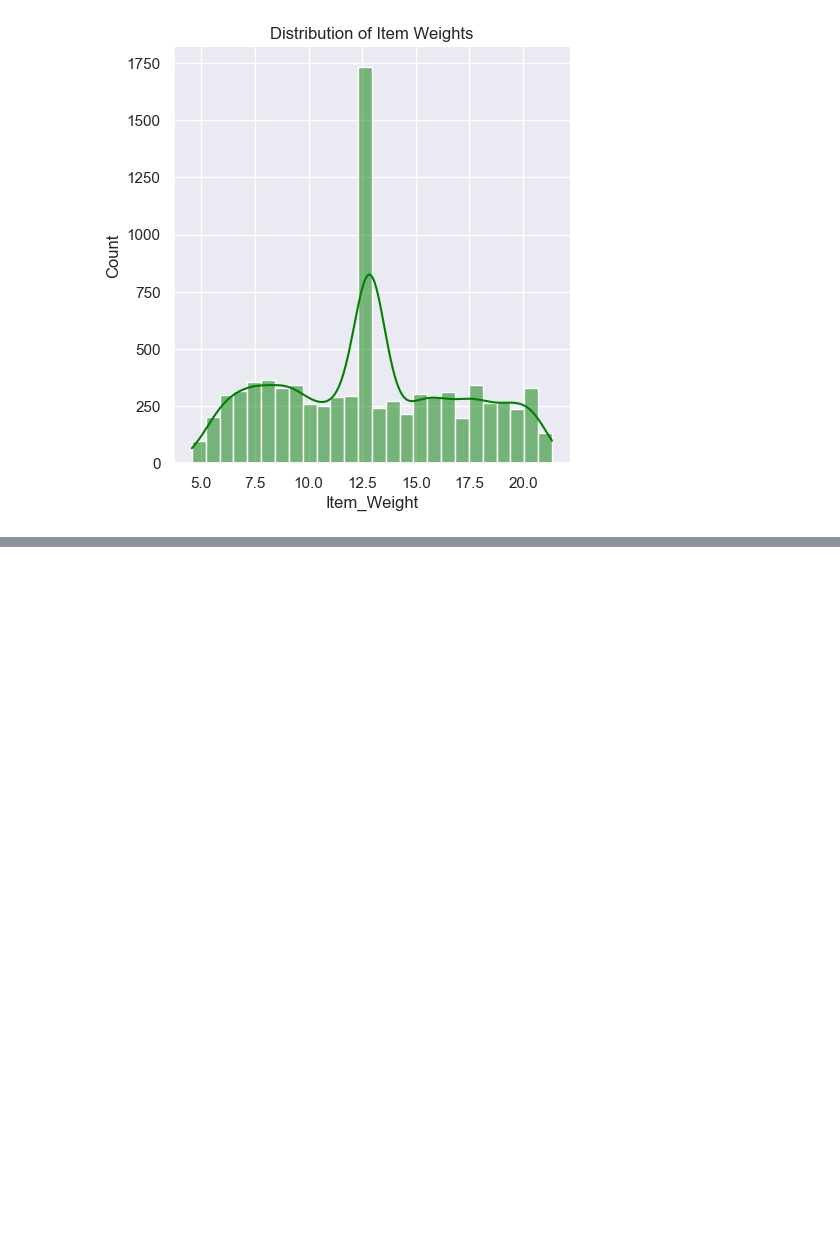
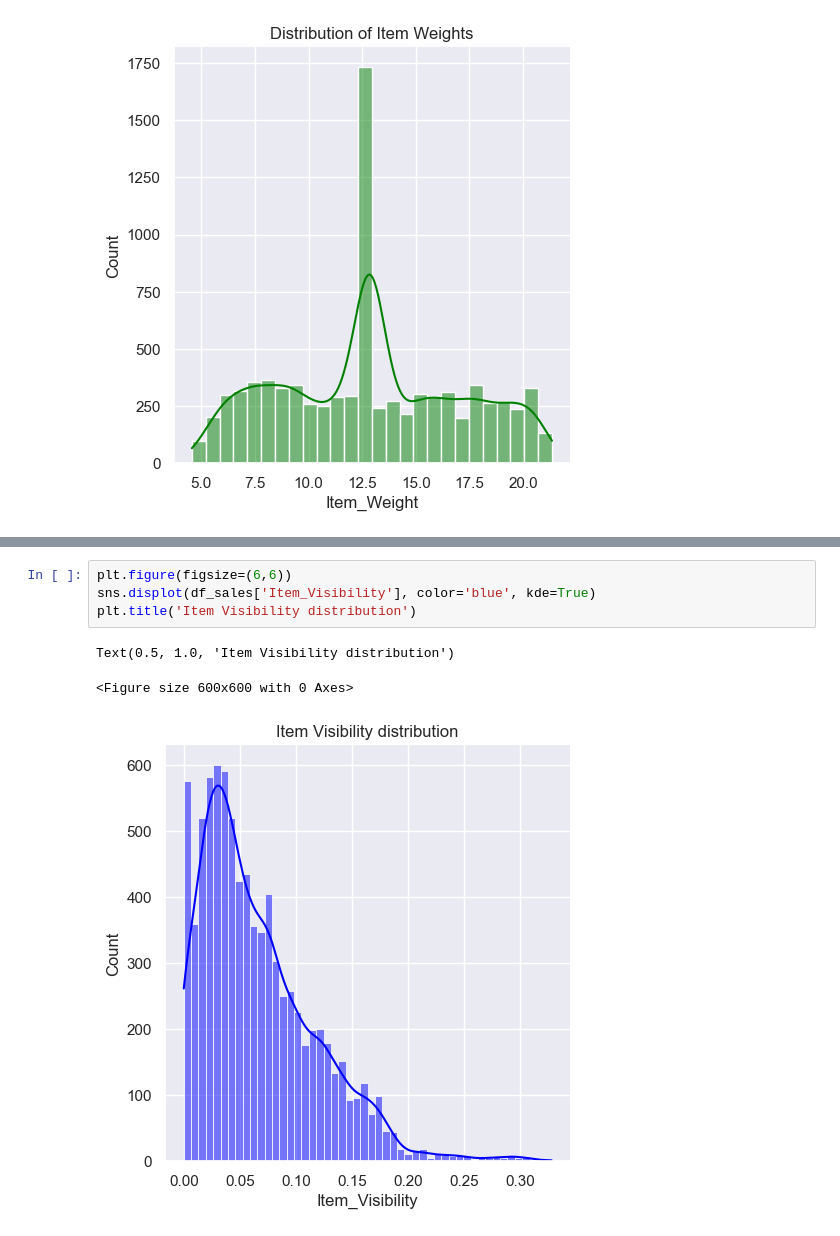
Before and after one commit to revabharara/Big-Mart-Sales-prediction, a Jupyter notebook: Big mart Sales prediction (data analysis and model implementation).ipynb, the cells around one changed output, grey strips where cells are left out. Cells and saved outputs as stored; diff of their text form; blank space fills up the shorter version.

```diff
--- a/Big mart Sales prediction (data analysis and model implementation).ipynb
+++ b/Big mart Sales prediction (data analysis and model implementation).ipynb
@@ -360,0 +352,8 @@ Here we can see that most of the items
+# %%
+plt.figure(figsize=(6,6))
+sns.displot(df_sales['Item_Visibility'], color='blue', kde=True)
+plt.title('Item Visibility distribution')
+# %% [output]
+Text(0.5, 1.0, 'Item Visibility distribution')
+<Figure size 600x600 with 0 Axes>
+[figure, added]
```
Also changed, not shown: parts of 25 cells of this notebook.
